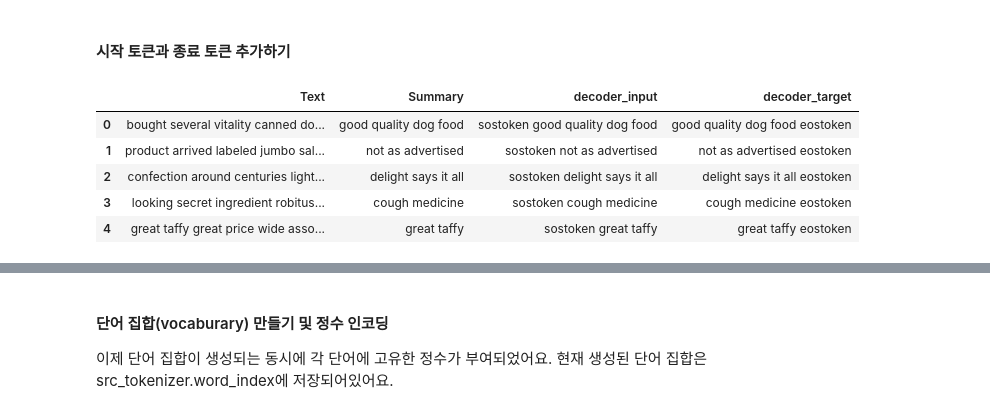
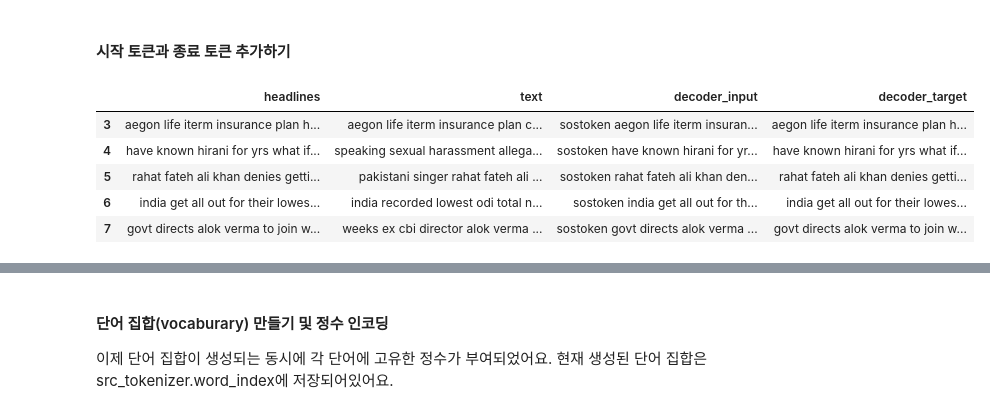
Before and after one commit to vg-rlo/aiffel-mini-projects, a Jupyter notebook: Exploration/Attention_text_summarization/NewsSummary.ipynb, the cells around one changed output, grey strips where cells are left out. Drawn from its saved outputs; the diff is of its cells as text; code cells hidden in the pictures.

```diff
--- a/Exploration/Attention_text_summarization/NewsSummary.ipynb
+++ b/Exploration/Attention_text_summarization/NewsSummary.ipynb
@@ -307,4 +303,4 @@ Name: Text, dtype: object
 # %%
-tmp = pd.read_csv(project_path + 'clean_summary.csv', encoding='iso-8859-1')
+tmp = pd.read_csv(project_path + 'clean_headlines.csv', encoding='iso-8859-1')
 tmp.head()
 # %% [output]
@@ -317,4 +313,4 @@ tmp.head()
 # %%
-data['Summary'] = tmp['Summary']
-data['Summary'].head()
+data['headlines'] = tmp['headlines']
+data['headlines'].head()
 # %% [output]
@@ -397,3 +390,6 @@ summary_max_len = 20
+# %%
+text_max_len = 37
+headlines_max_len = 13
 # %%
 def below_threshold_len(max_len, nested_list):
     cnt = 0
@@ -410,5 +406,5 @@ below_threshold_len(summary_max_len,  data['Summary'])
 # %%
-data = data[data['Text'].apply(lambda x: len(x.split()) <= text_max_len)]
-data = data[data['Summary'].apply(lambda x: len(x.split()) <= summary_max_len)]
+data = data[data['text'].apply(lambda x: len(x.split()) <= text_max_len)]
+data = data[data['headlines'].apply(lambda x: len(x.split()) <= headlines_max_len)]
 print('전체 샘플수 :',(len(data)))
 # %% [output]
@@ -423,14 +419,14 @@ print('전체 샘플수 :',(len(data)))
 #### 시작 토큰과 종료 토큰 추가하기
 # %%
 #요약 데이터에는 시작 토큰과 종료 토큰을 추가한다.
-data['decoder_input'] = data['Summary'].apply(lambda x : 'sostoken '+ x)
-data['decoder_target'] = data['Summary'].apply(lambda x : x + ' eostoken')
+data['decoder_input'] = data['headlines'].apply(lambda x : 'sostoken '+ x)
+data['decoder_target'] = data['headlines'].apply(lambda x : x + ' eostoken')
 data.head()
 # %% [output]
-|  | Text | Summary | decoder_input | decoder_target |
-| 0 | bought several vitality canned do... | good quality dog food | sostoken good quality dog food | good quality dog food eostoken |
-| 1 | product arrived labeled jumbo sal... | not as advertised | sostoken not as advertised | not as advertised eostoken |
-| 2 | confection around centuries light... | delight says it all | sostoken delight says it all | delight says it all eostoken |
-| 3 | looking secret ingredient robitus... | cough medicine | sostoken cough medicine | cough medicine eostoken |
-| 4 | great taffy great price wide asso... | great taffy | sostoken great taffy | great taffy eostoken |
+|  | headlines | text | decoder_input | decoder_target |
+| 3 | aegon life iterm insurance plan h... | aegon life iterm insurance plan c... | sostoken aegon life iterm insuran... | aegon life iterm insurance plan h... |
+| 4 | have known hirani for yrs what if... | speaking sexual harassment allega... | sostoken have known hirani for yr... | have known hirani for yrs what if... |
+| 5 | rahat fateh ali khan denies getti... | pakistani singer rahat fateh ali ... | sostoken rahat fateh ali khan den... | rahat fateh ali khan denies getti... |
+| 6 | india get all out for their lowes... | india recorded lowest odi total n... | sostoken india get all out for th... | india get all out for their lowes... |
+| 7 | govt directs alok verma to join w... | weeks ex cbi director alok verma ... | sostoken govt directs alok verma ... | govt directs alok verma to join w... |
 # %%
```
Also changed, not shown: parts of 77 cells of this notebook.
